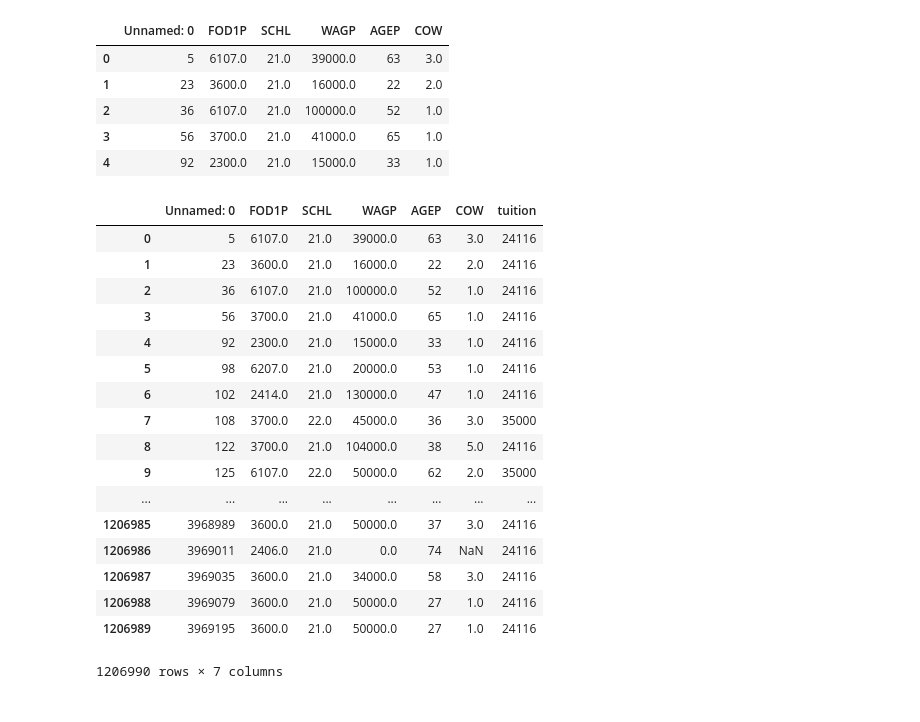
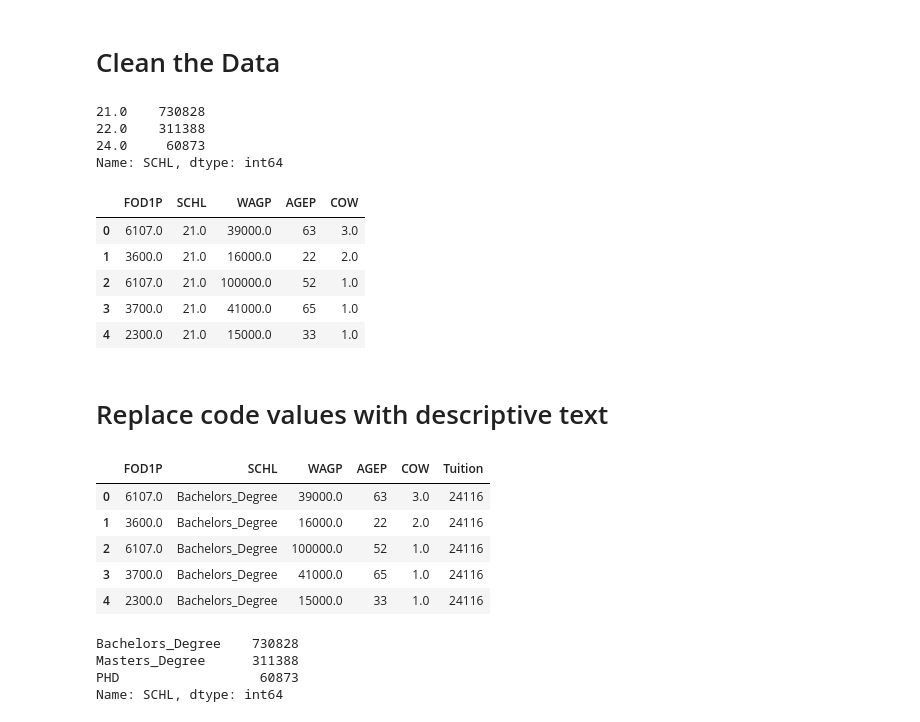
Before and after one commit to kmunjal/Education-worth-it-, a Jupyter notebook: Group-Project-1/Project 1.ipynb, the cells around one changed output. Saved outputs shown, nothing was run; the diff lists cells and outputs as text; code cells hidden in the pictures.

```diff
--- a/Group-Project-1/Project 1.ipynb
+++ b/Group-Project-1/Project 1.ipynb
@@ -1,5 +3,9 @@
 # %%
 import pandas as pd
 import numpy as np
-path="Data Preparation/US_Data_subset.csv"
-coarse_data=pd.read_csv(path)
+import matplotlib.pyplot as plt
+path="Resources/US_Data.csv"
+fields = ['FOD1P','SCHL','WAGP','AGEP','COW']
+coarse_data=pd.read_csv(path, skipinitialspace=True, usecols=fields)
+coarse_data['FOD1P'] = coarse_data['FOD1P'].astype(str)
+coarse_data.head()
@@ -6,38 +39,41 @@ coarse_data=pd.read_csv(path)
+# %% [markdown]
+# Clean the Data
+# %%
+education_attainment = [24.0,22.0,21.0]
+refined_data = coarse_data.loc[coarse_data['SCHL'].isin(education_attainment)].copy()
+refined_data['SCHL'].value_counts()
+# %% [output]
+21.0    730828
+22.0    311388
+24.0     60873
+Name: SCHL, dtype: int64
 # %%
-coarse_data.head()
+refined_data.head()
 # %% [output]
-|  | Unnamed: 0 | FOD1P | SCHL | WAGP | AGEP | COW |
-| 0 | 5 | 6107.0 | 21.0 | 39000.0 | 63 | 3.0 |
-| 1 | 23 | 3600.0 | 21.0 | 16000.0 | 22 | 2.0 |
-| 2 | 36 | 6107.0 | 21.0 | 100000.0 | 52 | 1.0 |
-| 3 | 56 | 3700.0 | 21.0 | 41000.0 | 65 | 1.0 |
-| 4 | 92 | 2300.0 | 21.0 | 15000.0 | 33 | 1.0 |
+|  | FOD1P | SCHL | WAGP | AGEP | COW |
+| 0 | 6107.0 | 21.0 | 39000.0 | 63 | 3.0 |
+| 1 | 3600.0 | 21.0 | 16000.0 | 22 | 2.0 |
+| 2 | 6107.0 | 21.0 | 100000.0 | 52 | 1.0 |
+| 3 | 3700.0 | 21.0 | 41000.0 | 65 | 1.0 |
+| 4 | 2300.0 | 21.0 | 15000.0 | 33 | 1.0 |
+# %% [markdown]
+# Replace code values with descriptive text
 # %%
 bachelors_tuition = 24116
 masters_tuition = 35000
 phd_tuition = 0
+refined_data["Tuition"] = np.where(refined_data.SCHL == 21.0, bachelors_tuition,
+                                 np.where(refined_data.SCHL == 22.0, masters_tuition,
+                                          np.where(refined_data.SCHL == 24.0, phd_tuition, "NA")))
 
-coarse_data["tuition"] = np.where(coarse_data.SCHL == 21.0, bachelors_tuition,
-                                  np.where(coarse_data.SCHL == 22.0, masters_tuition,
-                                           np.where(coarse_data.SCHL == 24.0, phd_tuition, "NA")))
-
-coarse_data
+refined_data["SCHL"] = np.where(refined_data.SCHL == 21.0, "Bachelors_Degree",
+                                 np.where(refined_data.SCHL == 22.0, "Masters_Degree",
+                                          np.where(refined_data.SCHL == 24.0, "PHD", "NA")))
+refined_data.head()
 # %% [output]
-|  | Unnamed: 0 | FOD1P | SCHL | WAGP | AGEP | COW | tuition |
-| 0 | 5 | 6107.0 | 21.0 | 39000.0 | 63 | 3.0 | 24116 |
-| 1 | 23 | 3600.0 | 21.0 | 16000.0 | 22 | 2.0 | 24116 |
-| 2 | 36 | 6107.0 | 21.0 | 100000.0 | 52 | 1.0 | 24116 |
-| 3 | 56 | 3700.0 | 21.0 | 41000.0 | 65 | 1.0 | 24116 |
-| 4 | 92 | 2300.0 | 21.0 | 15000.0 | 33 | 1.0 | 24116 |
-| 5 | 98 | 6207.0 | 21.0 | 20000.0 | 53 | 1.0 | 24116 |
-| 6 | 102 | 2414.0 | 21.0 | 130000.0 | 47 | 1.0 | 24116 |
-| 7 | 108 | 3700.0 | 22.0 | 45000.0 | 36 | 3.0 | 35000 |
-| 8 | 122 | 3700.0 | 21.0 | 104000.0 | 38 | 5.0 | 24116 |
-| 9 | 125 | 6107.0 | 22.0 | 50000.0 | 62 | 2.0 | 35000 |
-| ... | ... | ... | ... | ... | ... | ... | ... |
-| 1206985 | 3968989 | 3600.0 | 21.0 | 50000.0 | 37 | 3.0 | 24116 |
-| 1206986 | 3969011 | 2406.0 | 21.0 | 0.0 | 74 | NaN | 24116 |
-| 1206987 | 3969035 | 3600.0 | 21.0 | 34000.0 | 58 | 3.0 | 24116 |
-| 1206988 | 3969079 | 3600.0 | 21.0 | 50000.0 | 27 | 1.0 | 24116 |
-| 1206989 | 3969195 | 3600.0 | 21.0 | 50000.0 | 27 | 1.0 | 24116 |
+|  | FOD1P | SCHL | WAGP | AGEP | COW | Tuition |
+| 0 | 6107.0 | Bachelors_Degree | 39000.0 | 63 | 3.0 | 24116 |
+| 1 | 3600.0 | Bachelors_Degree | 16000.0 | 22 | 2.0 | 24116 |
+| 2 | 6107.0 | Bachelors_Degree | 100000.0 | 52 | 1.0 | 24116 |
+| 3 | 3700.0 | Bachelors_Degree | 41000.0 | 65 | 1.0 | 24116 |
+| 4 | 2300.0 | Bachelors_Degree | 15000.0 | 33 | 1.0 | 24116 |
-1206990 rows × 7 columns
@@ -61,0 +80,7 @@ df.to_csv("test.csv")
+# %%
+refined_data["SCHL"].value_counts()
+# %% [output]
+Bachelors_Degree    730828
+Masters_Degree      311388
+PHD                  60873
+Name: SCHL, dtype: int64
```
Also changed, not shown: parts of 27 cells of this notebook.
